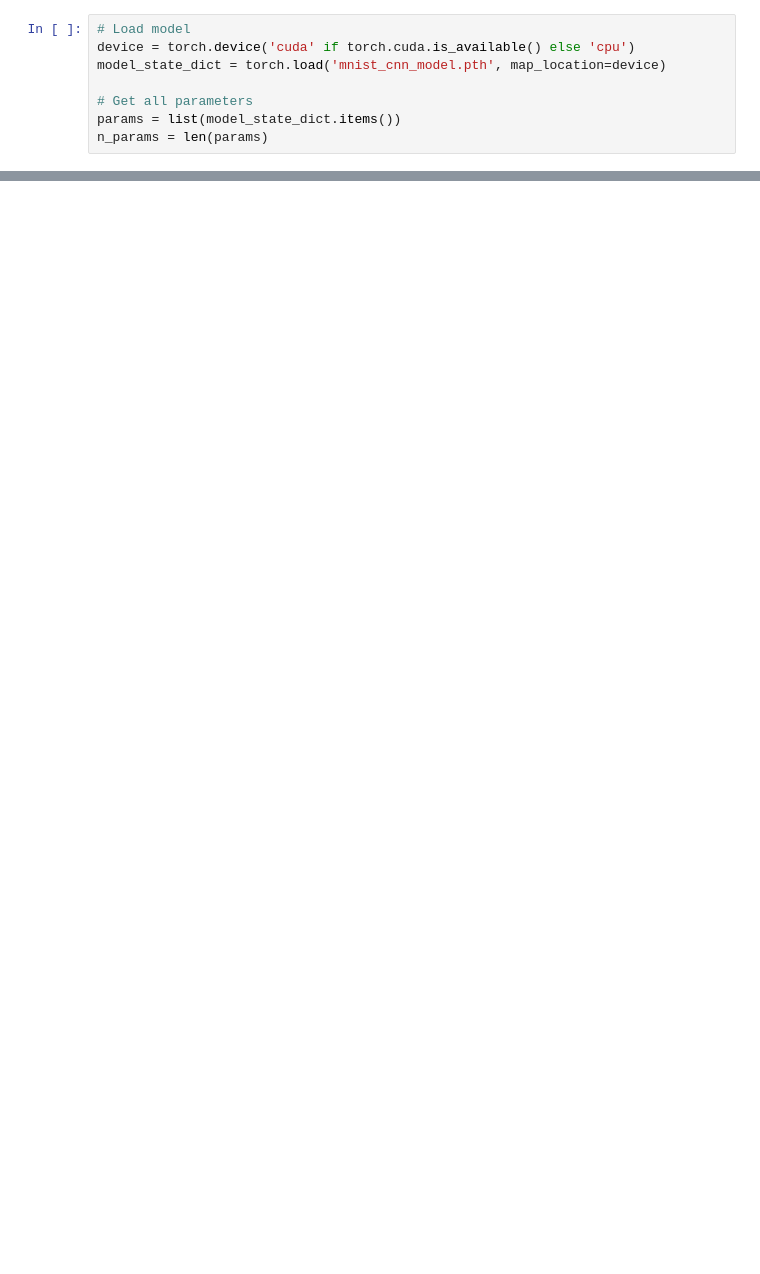
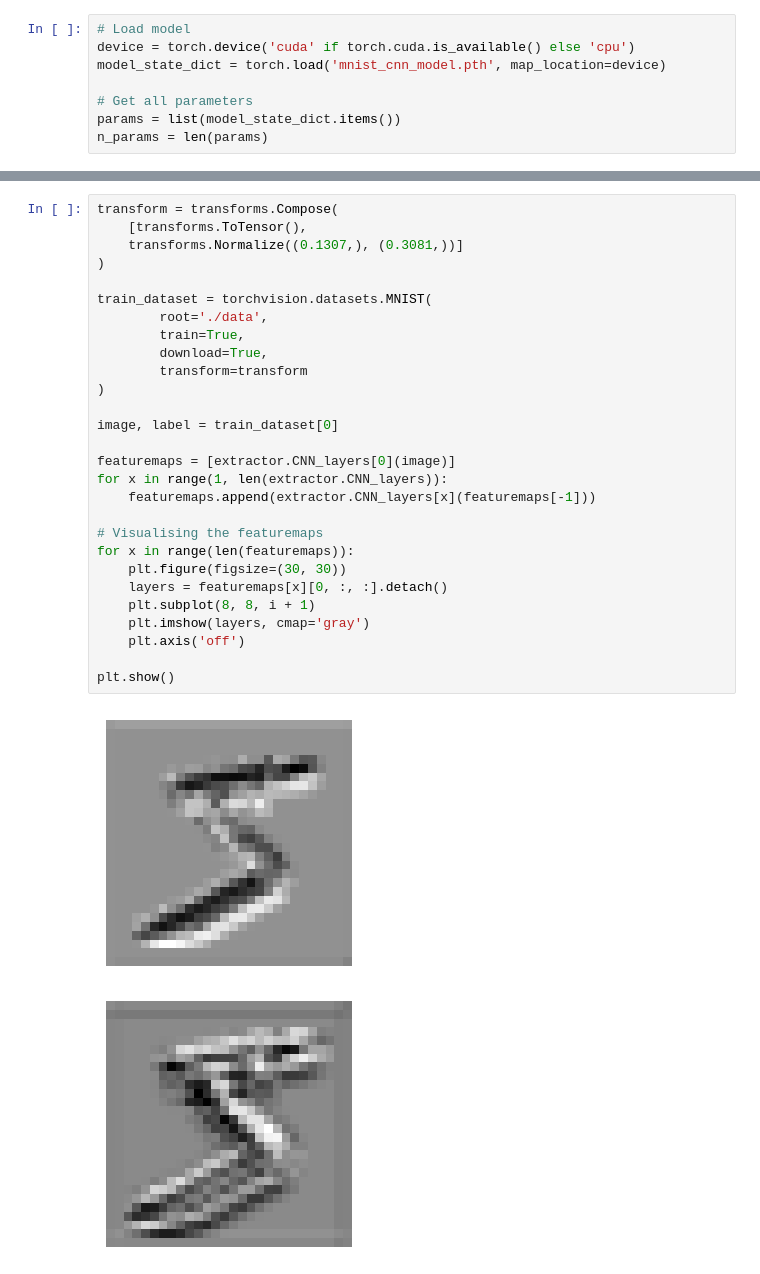
Before and after one commit to ckeegan12/MNIST_Digit_Recognition, a Jupyter notebook: lib/CNN_Model/distributions.ipynb, the cells around one changed output, grey strips where cells are left out. Drawn from its saved outputs; the diff is of its cells as text; blank space fills up the shorter version.

```diff
--- a/lib/CNN_Model/distributions.ipynb
+++ b/lib/CNN_Model/distributions.ipynb
@@ -38,0 +54,31 @@ layer_outputs = [layer.output for layer in model.layers if 'conv' in layer.name
+# %%
+transform = transforms.Compose(
+    [transforms.ToTensor(),
+    transforms.Normalize((0.1307,), (0.3081,))]
+)
+
+train_dataset = torchvision.datasets.MNIST(
+        root='./data',
+        train=True,
+        download=True,
+        transform=transform
+)
+
+image, label = train_dataset[0]
+
+featuremaps = [extractor.CNN_layers[0](image)]
+for x in range(1, len(extractor.CNN_layers)):
+    featuremaps.append(extractor.CNN_layers[x](featuremaps[-1]))
+
+# Visualising the featuremaps
+for x in range(len(featuremaps)):
+    plt.figure(figsize=(30, 30))
+    layers = featuremaps[x][0, :, :].detach()
+    plt.subplot(8, 8, i + 1)
+    plt.imshow(layers, cmap='gray')
+    plt.axis('off')
+
+plt.show()
+# %% [output]
+[figure, added]
+[figure, added]
```
Also changed, not shown: parts of 5 cells of this notebook, 12 other files.
